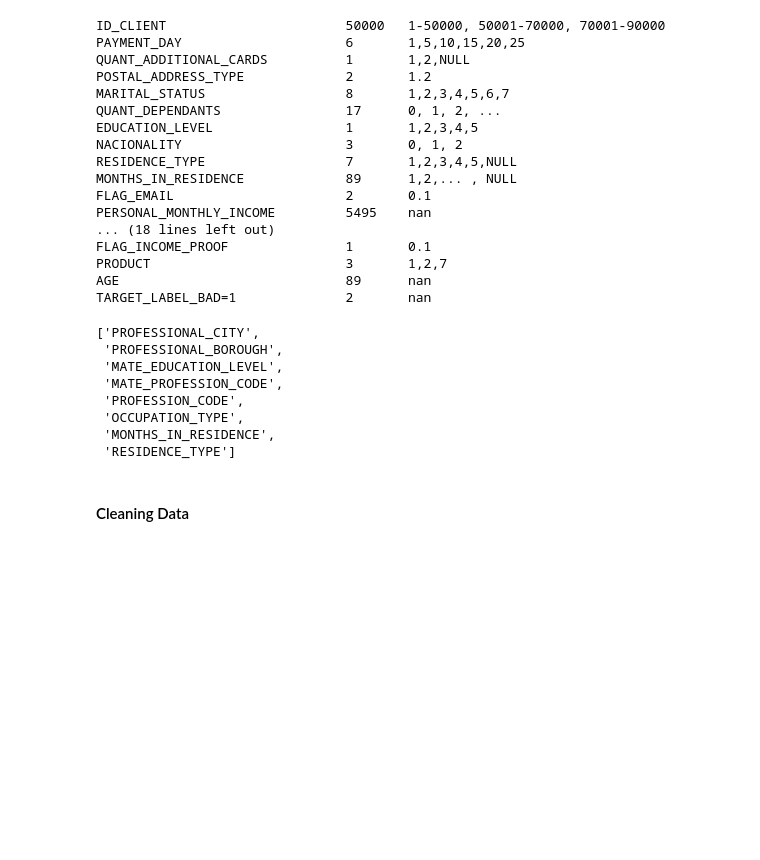
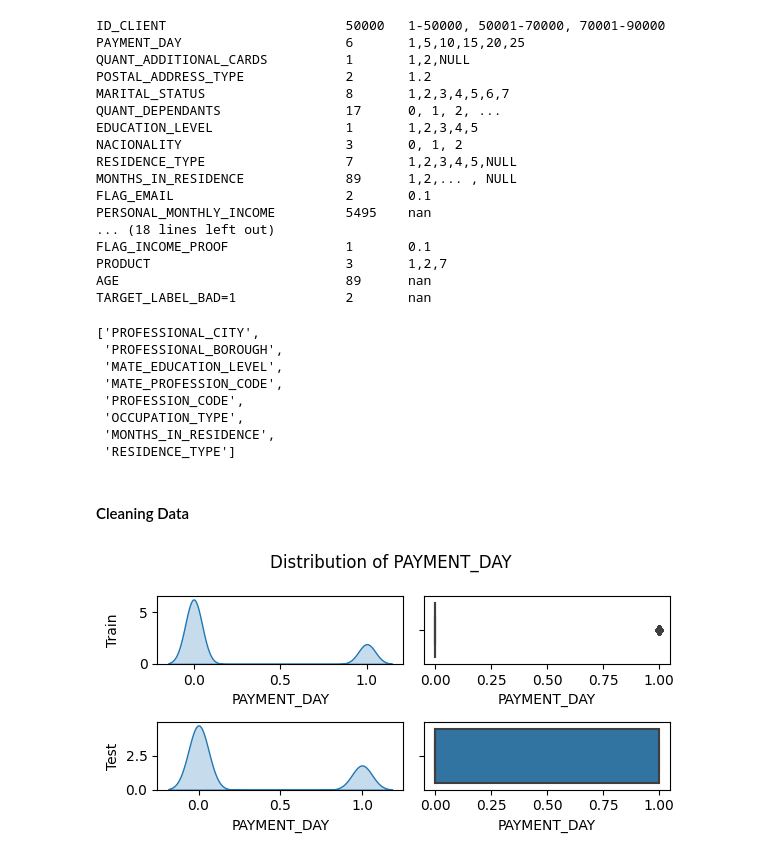
Before and after one commit to tutecode/credit-risk-analysis, a Jupyter notebook: notebook_principal.ipynb, the cells around one changed output. Drawn from its saved outputs; the diff is of its cells as text; code cells hidden in the pictures; blank space fills up the shorter version.

```diff
--- a/notebook_principal.ipynb
+++ b/notebook_principal.ipynb
@@ -435,6 +435,28 @@ cols_with_missings
  'RESIDENCE_TYPE']
 # %% [markdown]
 #### Cleaning Data
+# %%
+def plotting_distribution(col_name,train,test):
+    fig,axes = plt.subplots(2,2, figsize=(6,3))
+    fig.suptitle("Distribution of "+col_name)
+    fig.align_labels()
+
+    if(train[col_name].var() != 0):
+        sns.kdeplot(ax=axes[0][0],x=train.loc[:,col_name],fill=True)
+    else:
+        sns.histplot(ax=axes[0][0],x=train.loc[:,col_name],fill=True)
+    if(test[col_name].var() != 0):
+        sns.kdeplot(ax=axes[1][0],x=test.loc[:,col_name],fill=True)
+    else:
+        sns.histplot(ax=axes[1][0],x=test.loc[:,col_name],fill=True)
+
+    sns.boxplot(ax=axes[0][1],x=train[col_name])
+    sns.boxplot(ax=axes[1][1],x=test[col_name])
+    axes[0][0].set_ylabel('Train')
+    axes[1][0].set_ylabel('Test')
+    plt.tight_layout()
+    plt.show()
+    plt.close(fig)
 # %%
 # cloning app_train
 app_train_cop = app_train.copy()
@@ -458 +471,14 @@ from sklearn.impute import SimpleImputer
+# %%
+#'PAYMENT_DAY' : split every 15 days
+# {0: "1quincena", 1:"2quincena"}
+curr_col_name = "PAYMENT_DAY"
+app_train_cop.loc[app_train_cop[curr_col_name] <= 15, curr_col_name] = 0
+app_train_cop.loc[app_train_cop[curr_col_name] > 15, curr_col_name] = 1
+app_test_cop.loc[app_test_cop[curr_col_name] <= 15, curr_col_name] = 0
+app_test_cop.loc[app_test_cop[curr_col_name] > 15, curr_col_name] = 1
+
+
+plotting_distribution(curr_col_name,app_train_cop,app_test_cop)
+# %% [output]
+[figure, added]
 # %%
```
Also changed, not shown: parts of 10 cells of this notebook, 2 other files.
